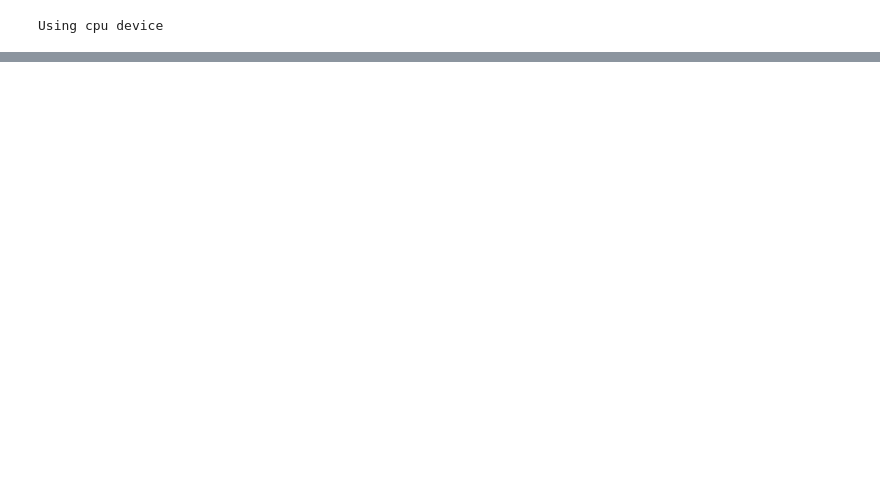
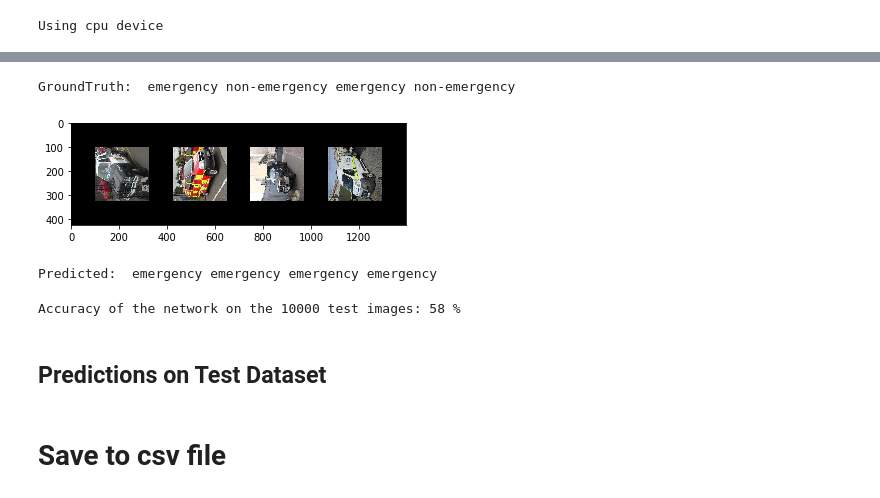
Before and after one commit to Abby263/cv-projects, a Jupyter notebook: JanataHack_CV_Hackathon.ipynb, the cells around one changed output, grey strips where cells are left out. Drawn from its saved outputs; the diff is of its cells as text; code cells hidden in the pictures; blank space fills up the shorter version.

```diff
--- a/JanataHack_CV_Hackathon.ipynb
+++ b/JanataHack_CV_Hackathon.ipynb
@@ -50,0 +71,15 @@ training_data = CustomImageDataset('/content/train.csv','/content/images')
+# %%
+# Hyperparameters
+train_split = 0.8
+batch_size = 4
+lr = 0.001
+momentum = 0.9
+num_epochs =  2
+# %%
+total_data = CustomImageDataset('/content/train.csv','/content/images')
+train_size = int(train_split * total_data.__len__())
+test_size = total_data.__len__() - train_size
+
+print(f'train_size : {train_size} test_size : {test_size}')
+
+training_data, test_data = torch.utils.data.random_split(total_data, [train_size, test_size])
@@ -51,8 +88,6 @@ training_data = CustomImageDataset('/content/train.csv','/content/images')
 # %%
-from torch.utils.data import DataLoader
-
 train_dataloader = DataLoader(training_data, batch_size=batch_size, shuffle=True)
-# test_dataloader = DataLoader(test_data, batch_size=64, shuffle=True)
+test_dataloader = DataLoader(test_data, batch_size=batch_size, shuffle=True)
 # %%
 # Display image and label.
 train_features, train_labels = next(iter(train_dataloader))
@@ -213,0 +245,44 @@ Name: emergency_or_not, dtype: int64
+# %%
+dataiter = iter(test_dataloader)
+images, labels = dataiter.next()
+
+def show(img):
+    npimg = img.numpy()
+    plt.imshow(np.transpose(npimg, (1,2,0)), interpolation='nearest')
+
+w = images.permute(0,3, 1, 2)
+grid = torchvision.utils.make_grid(w, nrow=4, padding=100)
+show(grid)
+
+print('GroundTruth: ', ' '.join(f'{classes[labels[j]]:5s}' for j in range(batch_size)))
+# %% [output]
+GroundTruth:  emergency non-emergency emergency non-emergency
+[figure, added]
+# %%
+outputs = net(images.permute(0,3, 1, 2).float())
+_, predicted = torch.max(outputs, 1)
+
+print('Predicted: ', ' '.join(f'{classes[predicted[j]]:5s}'
+                              for j in range(4)))
+# %% [output]
+Predicted:  emergency emergency emergency emergency
+# %%
+# Calculate the accuracy on val dataset
+correct = 0
+total = 0
+# since we're not training, we don't need to calculate the gradients for our outputs
+with torch.no_grad():
+    for data in test_dataloader:
+        images, labels = data
+        # calculate outputs by running images through the network
+        outputs = net(images.permute(0,3, 1, 2).float())
+        # the class with the highest energy is what we choose as prediction
+        _, predicted = torch.max(outputs.data, 1)
+        total += labels.size(0)
+        correct += (predicted == labels).sum().item()
+
+print(f'Accuracy of the network on the 10000 test images: {100 * correct // total} %')
+# %% [output]
+Accuracy of the network on the 10000 test images: 58 %
+# %% [markdown]
+## **Predictions on Test Dataset**
@@ -213,0 +300,2 @@ Name: emergency_or_not, dtype: int64
+# %% [markdown]
+# **Save to csv file**
```
Also changed, not shown: parts of 48 cells of this notebook.
